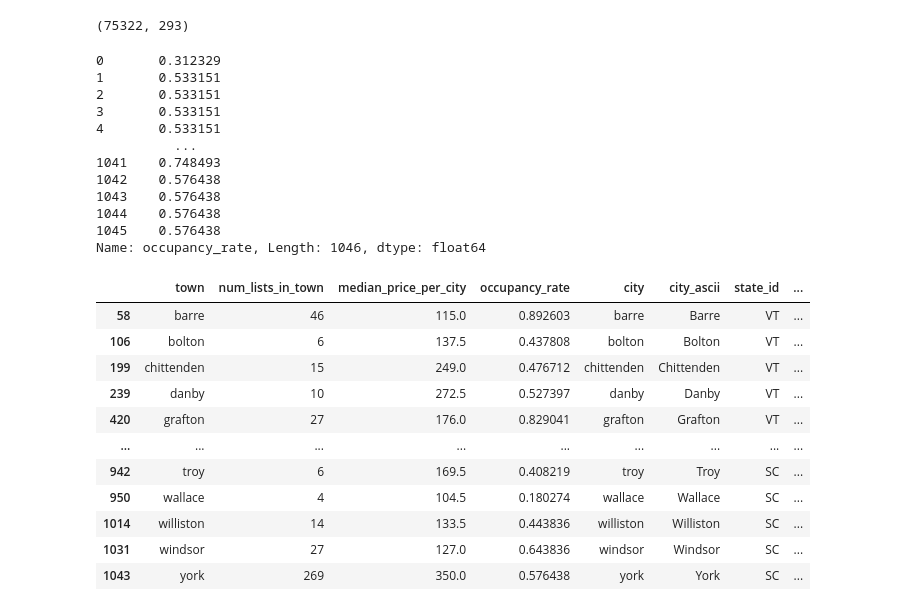
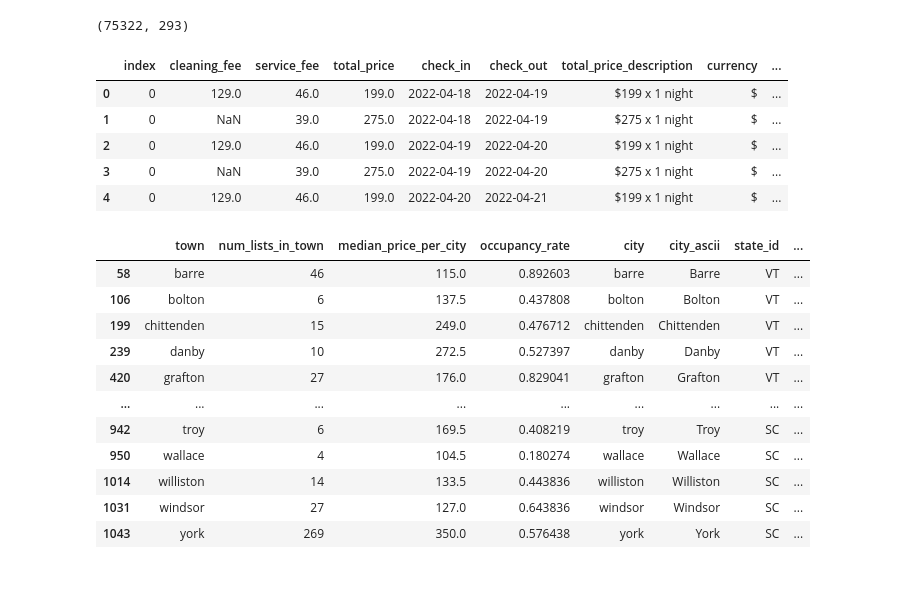
Before and after one commit to mattgilgo/airbnb_reports, a Jupyter notebook: airbnb_eda.ipynb, the cells around one changed output. Saved outputs shown, nothing was run; the diff lists cells and outputs as text; code cells hidden in the pictures; blank space fills up the shorter version.

```diff
--- a/airbnb_eda.ipynb
+++ b/airbnb_eda.ipynb
@@ -541,21 +546,15 @@ median_occ_rate_per_city.rename(columns = {'available':'occupancy_rate'}, inplac
 lists_town_price = lists_per_city.merge(median_price_per_city, left_on = 'town', right_on = 'town')
 lists_town_price_occ = lists_town_price.merge(median_occ_rate_per_city, left_on = 'town', right_on = 'town')
 lists_town_home_price_occ = lists_town_price_occ.merge(city_home, left_on = 'town', right_on = 'city')
-# %%
-lists_town_home_price_occ.occupancy_rate
-# %% [output]
-0       0.312329
-1       0.533151
-2       0.533151
-3       0.533151
-4       0.533151
-          ...
-1041    0.748493
-1042    0.576438
-1043    0.576438
-1044    0.576438
-1045    0.576438
-Name: occupancy_rate, Length: 1046, dtype: float64
+# %%
+price_data.head(5)
+# %% [output]
+|  | index | cleaning_fee | service_fee | total_price | check_in | check_out | total_price_description | currency | ... |
+| 0 | 0 | 129.0 | 46.0 | 199.0 | 2022-04-18 | 2022-04-19 | $199 x 1 night | $ | ... |
+| 1 | 0 | NaN | 39.0 | 275.0 | 2022-04-18 | 2022-04-19 | $275 x 1 night | $ | ... |
+| 2 | 0 | 129.0 | 46.0 | 199.0 | 2022-04-19 | 2022-04-20 | $199 x 1 night | $ | ... |
+| 3 | 0 | NaN | 39.0 | 275.0 | 2022-04-19 | 2022-04-20 | $275 x 1 night | $ | ... |
+| 4 | 0 | 129.0 | 46.0 | 199.0 | 2022-04-20 | 2022-04-21 | $199 x 1 night | $ | ... |
 # %%
 newbury_example = city_home_airbnblist_price[city_home_airbnblist_price['city'] == 'newbury']
 newbury_example.to_csv('newbury.csv')
```
Also changed, not shown: parts of 2 cells of this notebook.
